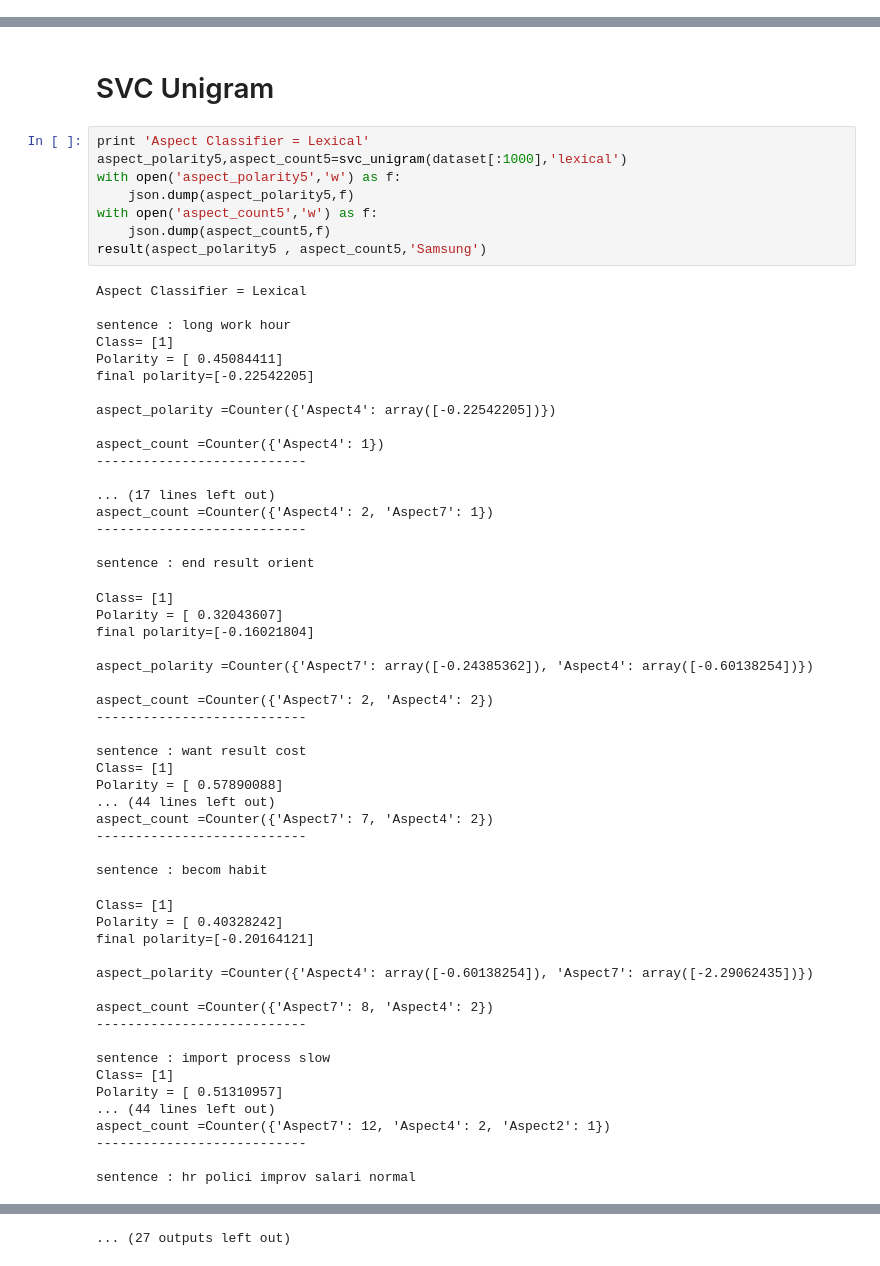
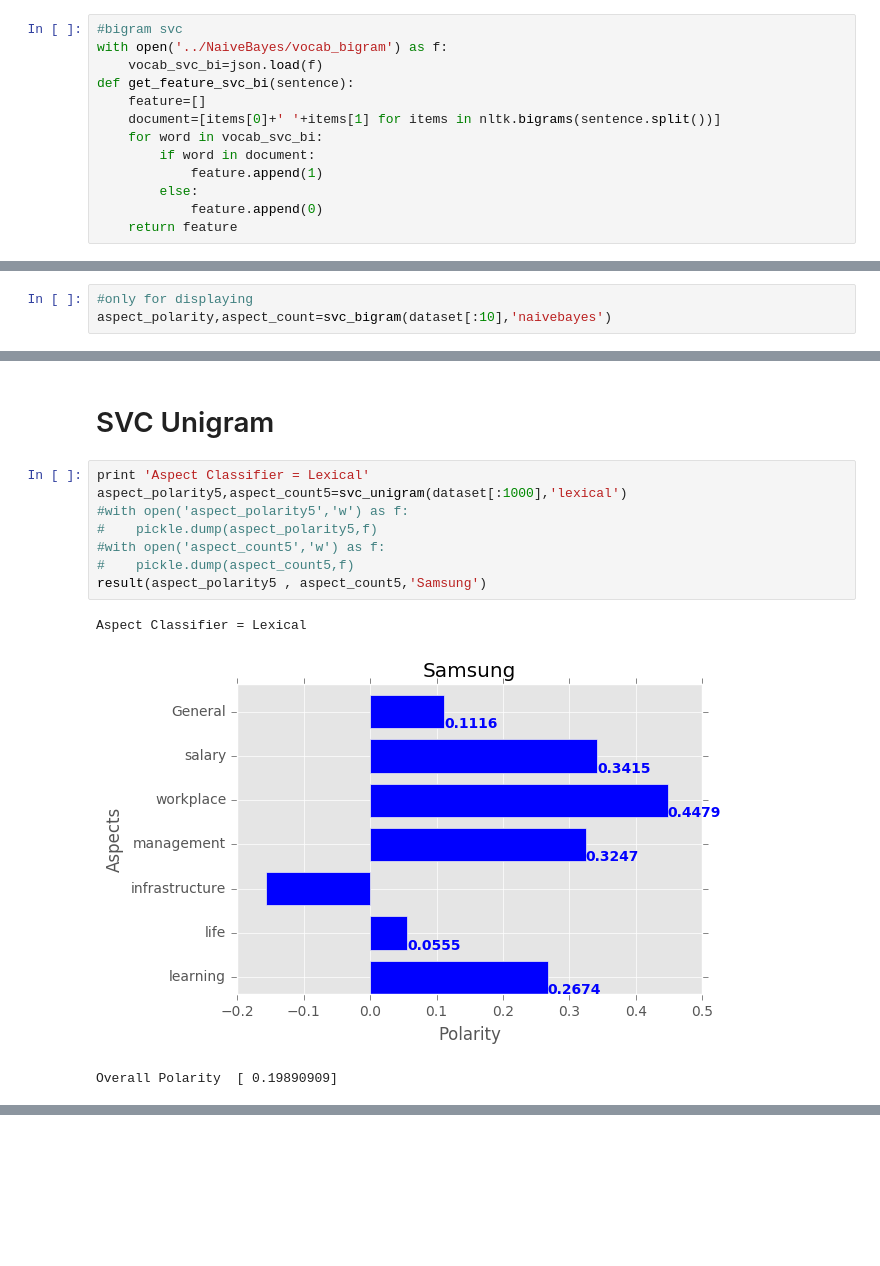
Before and after one commit to pranavshenoy/job_analysis, a Jupyter notebook: Result/result.ipynb, the cells around one changed output, grey strips where cells are left out. Saved outputs shown, nothing was run; the diff lists cells and outputs as text; blank space fills up the shorter version.

Commit message:
svc in bigram code formatted .execution remaining

```diff
--- a/Result/result.ipynb
+++ b/Result/result.ipynb
@@ -524,3 +524,16 @@ aspect_polarity =Counter({'Aspect4': array([-0.37596049]), 'Aspect7': array([-2.
 
 aspect_count =Counter({'Aspect7': 9, 'Aspect4': 1})
 ---------------------------
+# %%
+#bigram svc
+with open('../NaiveBayes/vocab_bigram') as f:
+    vocab_svc_bi=json.load(f)
+def get_feature_svc_bi(sentence):
+    feature=[]
+    document=[items[0]+' '+items[1] for items in nltk.bigrams(sentence.split())]
+    for word in vocab_svc_bi:
+        if word in document:
+            feature.append(1)
+        else:
+            feature.append(0)
+    return feature
@@ -527,3 +586,6 @@ aspect_count =Counter({'Aspect7': 9, 'Aspect4': 1})
+# %%
+#only for displaying
+aspect_polarity,aspect_count=svc_bigram(dataset[:10],'naivebayes')
 # %%
 def plot(y_axis,x_axis,company_name):                     # plots a bar graph
     fig, ax = plt.subplots()
@@ -620,60 +682,12 @@ Overall Polarity  0.427125368214
 # %%
 print 'Aspect Classifier = Lexical'
 aspect_polarity5,aspect_count5=svc_unigram(dataset[:1000],'lexical')
-with open('aspect_polarity5','w') as f:
-    json.dump(aspect_polarity5,f)
-with open('aspect_count5','w') as f:
-    json.dump(aspect_count5,f)
+#with open('aspect_polarity5','w') as f:
+#    pickle.dump(aspect_polarity5,f)
+#with open('aspect_count5','w') as f:
+#    pickle.dump(aspect_count5,f)
 result(aspect_polarity5 , aspect_count5,'Samsung')
 # %% [output]
 Aspect Classifier = Lexical
-
-sentence : long work hour
-Class= [1]
-Polarity = [ 0.45084411]
-final polarity=[-0.22542205]
-
-aspect_polarity =Counter({'Aspect4': array([-0.22542205])})
-
-aspect_count =Counter({'Aspect4': 1})
----------------------------
-
-... (17 lines left out)
-aspect_count =Counter({'Aspect4': 2, 'Aspect7': 1})
----------------------------
-
-sentence : end result orient
+[figure, added]
-Class= [1]
-Polarity = [ 0.32043607]
-final polarity=[-0.16021804]
-
-aspect_polarity =Counter({'Aspect7': array([-0.24385362]), 'Aspect4': array([-0.60138254])})
-
-aspect_count =Counter({'Aspect7': 2, 'Aspect4': 2})
----------------------------
-
-sentence : want result cost
-Class= [1]
-Polarity = [ 0.57890088]
-... (44 lines left out)
-aspect_count =Counter({'Aspect7': 7, 'Aspect4': 2})
----------------------------
-
-sentence : becom habit
+Overall Polarity  [ 0.19890909]
-Class= [1]
-Polarity = [ 0.40328242]
-final polarity=[-0.20164121]
-
-aspect_polarity =Counter({'Aspect4': array([-0.60138254]), 'Aspect7': array([-2.29062435])})
-
-aspect_count =Counter({'Aspect7': 8, 'Aspect4': 2})
----------------------------
-
-sentence : import process slow
-Class= [1]
-Polarity = [ 0.51310957]
-... (44 lines left out)
-aspect_count =Counter({'Aspect7': 12, 'Aspect4': 2, 'Aspect2': 1})
----------------------------
-
-sentence : hr polici improv salari normal
@@ -833 +693,0 @@ final polarity=0
-... (27 outputs left out)
```
Also changed, not shown: parts of 8 cells of this notebook, 6 other files.
